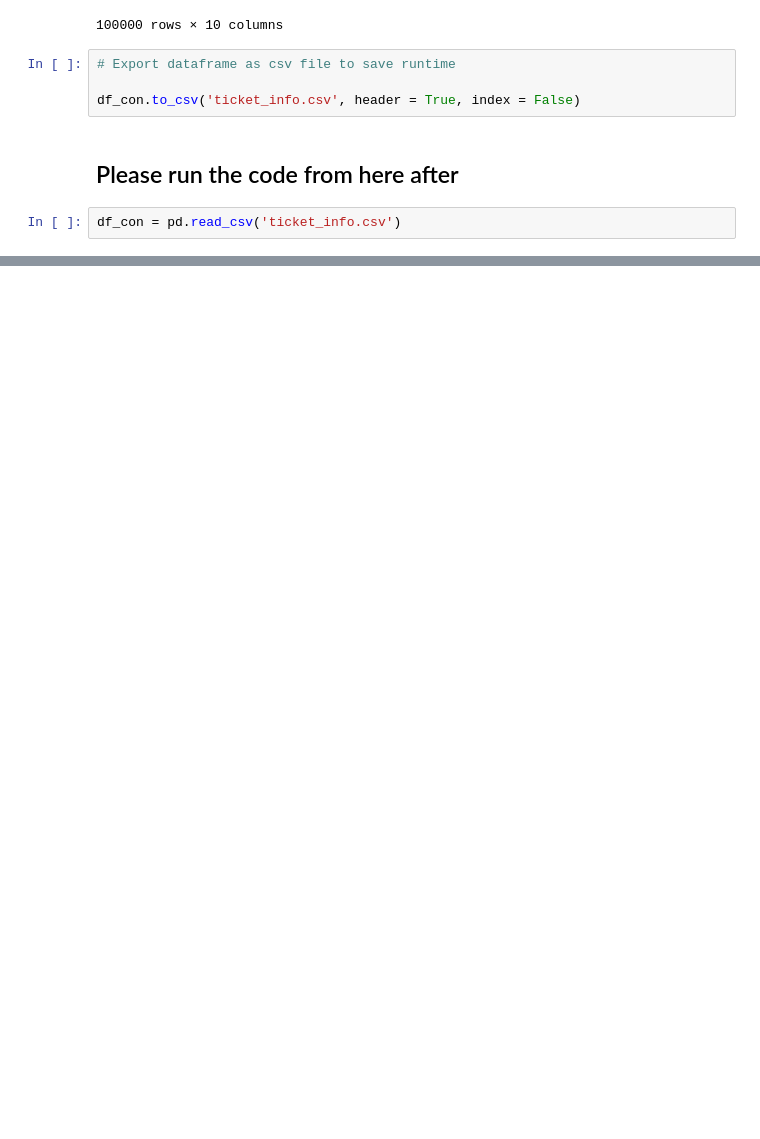
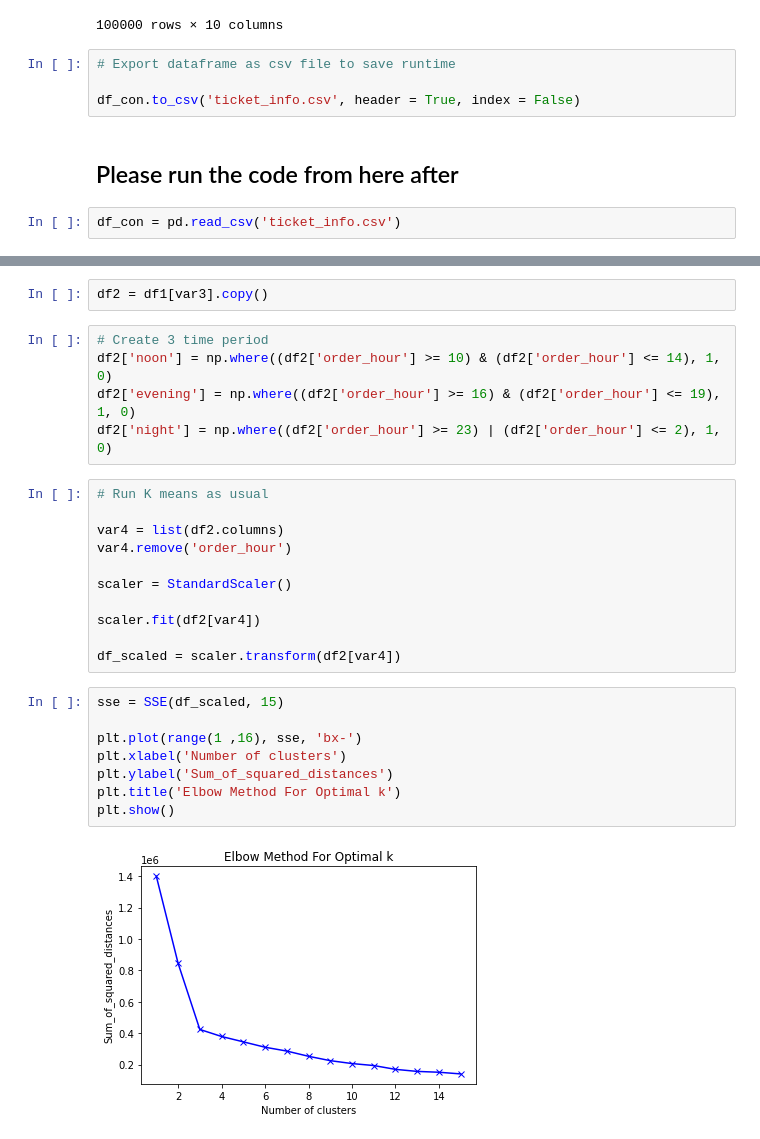
Before and after one commit to Dirodzz/Cust_Segmentation, a Jupyter notebook: Cust_Segment.ipynb, the cells around one changed output, grey strips where cells are left out. Saved outputs shown, nothing was run; the diff lists cells and outputs as text; blank space fills up the shorter version.

```diff
--- a/Cust_Segment.ipynb
+++ b/Cust_Segment.ipynb
@@ -265,0 +586,28 @@ Further thoughts:
+# %%
+df2 = df1[var3].copy()
+# %%
+# Create 3 time period
+df2['noon'] = np.where((df2['order_hour'] >= 10) & (df2['order_hour'] <= 14), 1, 0)
+df2['evening'] = np.where((df2['order_hour'] >= 16) & (df2['order_hour'] <= 19), 1, 0)
+df2['night'] = np.where((df2['order_hour'] >= 23) | (df2['order_hour'] <= 2), 1, 0)
+# %%
+# Run K means as usual
+
+var4 = list(df2.columns)
+var4.remove('order_hour')
+
+scaler = StandardScaler()
+
+scaler.fit(df2[var4])
+
+df_scaled = scaler.transform(df2[var4])
+# %%
+sse = SSE(df_scaled, 15)
+
+plt.plot(range(1 ,16), sse, 'bx-')
+plt.xlabel('Number of clusters')
+plt.ylabel('Sum_of_squared_distances')
+plt.title('Elbow Method For Optimal k')
+plt.show()
+# %% [output]
+[figure, added]
```
Also changed, not shown: parts of 35 cells of this notebook, 2 other files.
